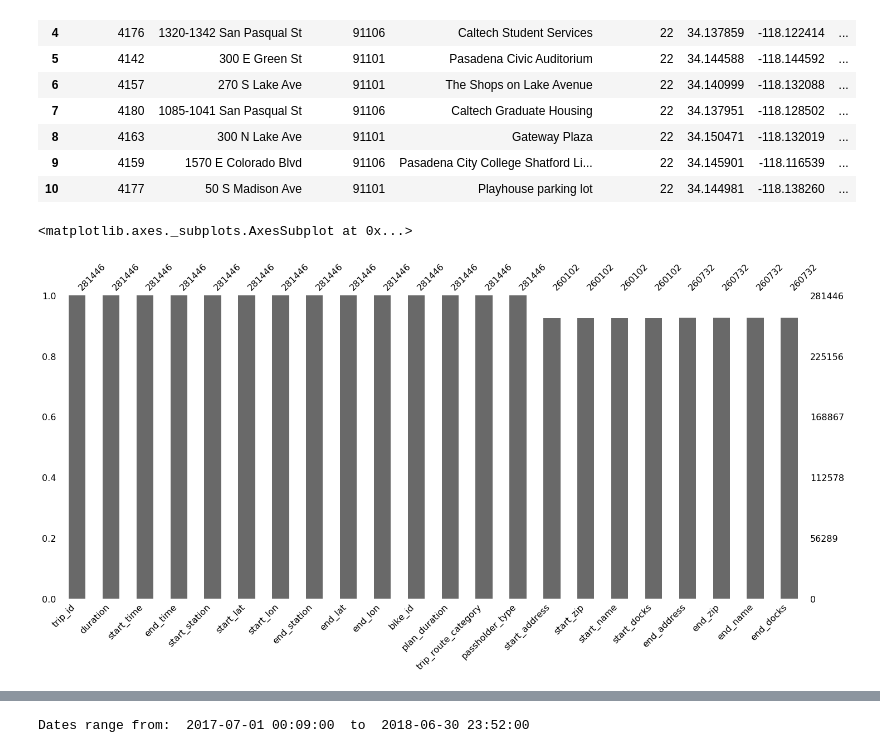
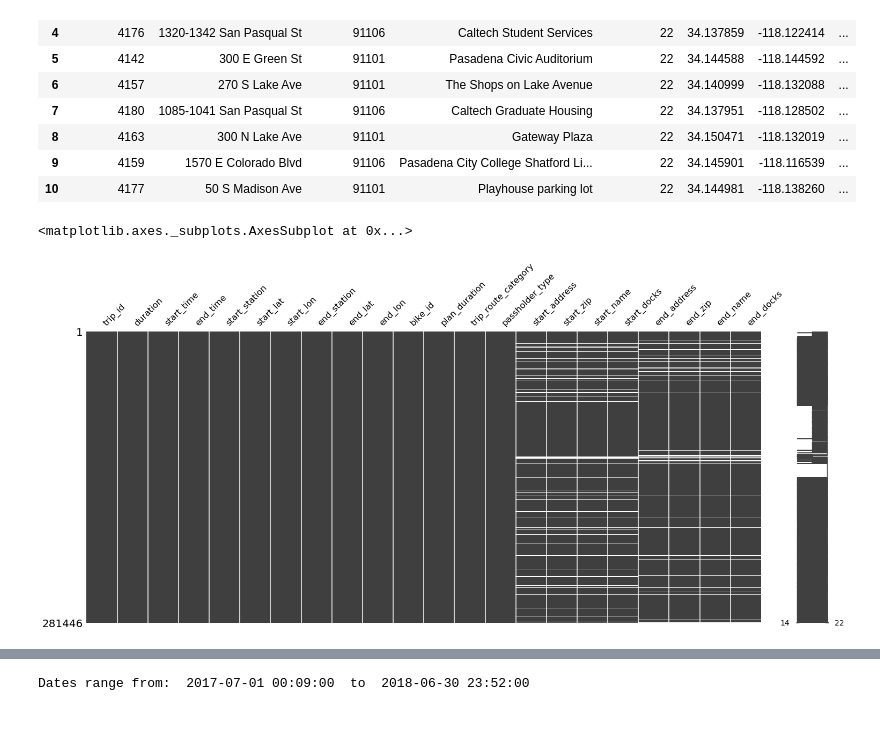
Before and after one commit to finnqiao/la_metro_bikeshare_data, a Jupyter notebook: notebooks/1.0-la-bikeshare.ipynb, the cells around one changed output, grey strips where cells are left out. Saved outputs shown, nothing was run; the diff lists cells and outputs as text; code cells hidden in the pictures; blank space fills up the shorter version.

```diff
--- a/notebooks/1.0-la-bikeshare.ipynb
+++ b/notebooks/1.0-la-bikeshare.ipynb
@@ -304,7 +296,7 @@ fill_df_null(rides_df, manual_kiosk_add, 'end_zip', 'end_station', 'address_zip'
 fill_df_null(rides_df, manual_kiosk_add, 'end_name', 'end_station', 'station_name')
 fill_df_null(rides_df, manual_kiosk_add, 'end_docks', 'end_station', 'total_docks')
 # %%
-msno.bar(rides_df)
+msno.matrix(rides_df)
 # %% [output]
 <matplotlib.axes._subplots.AxesSubplot at 0x...>
-[figure, old version]
+[figure, new version]
```
Also changed, not shown: parts of 12 cells of this notebook.
